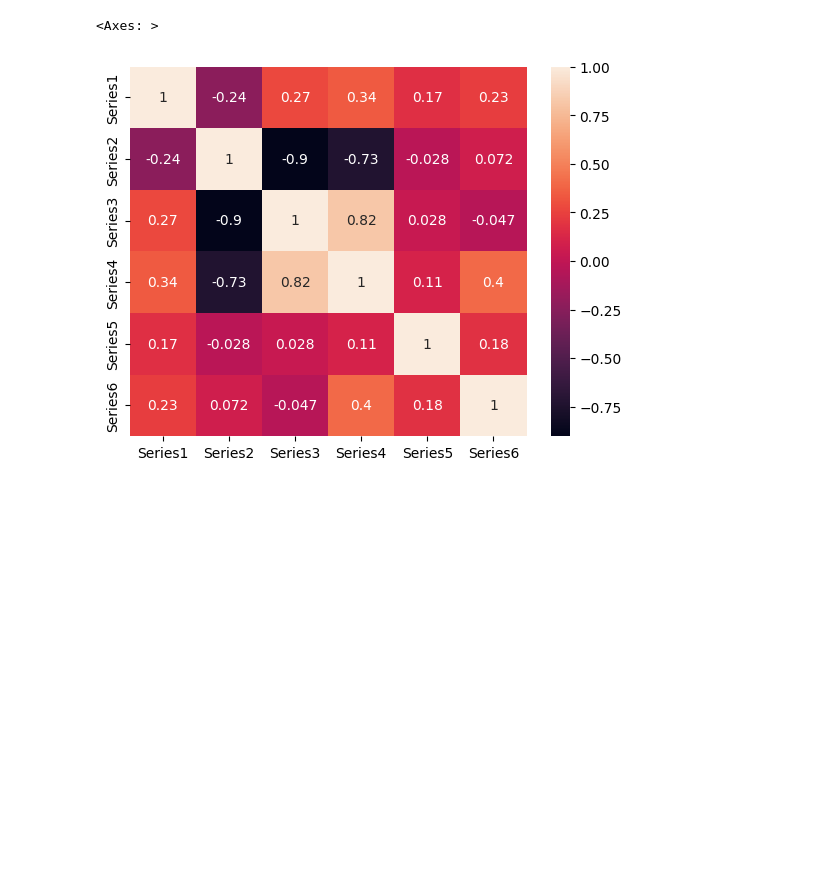
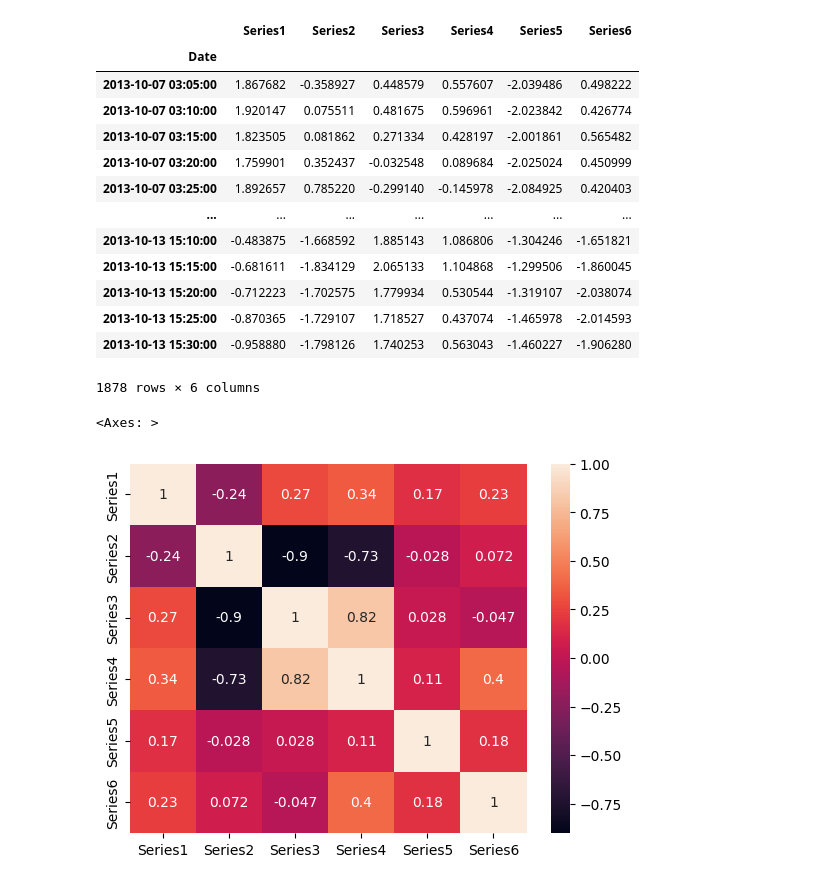
Before and after one commit to hackaton-time-series/ml, a Jupyter notebook: filtering.ipynb, the cells around one changed output. Saved outputs shown, nothing was run; the diff lists cells and outputs as text; code cells hidden in the pictures; blank space fills up the shorter version.

```diff
--- a/filtering.ipynb
+++ b/filtering.ipynb
@@ -0,0 +1,36 @@
+# %%
+import pandas as pd
+
+
+def downsample_csv(input_file: str, output_file: str, n_minutes: int = 5) -> pd.DataFrame:
+    """
+    Downsample a CSV file based on time index by averaging over n-minute intervals.
+
+    Args:
+        input_file (str): Path to the input CSV file.
+        output_file (str): Path where the downsampled CSV will be saved.
+        n_minutes (int, optional): Number of minutes to resample. Defaults to 5.
+
+    Returns:
+        pd.DataFrame: Downsampled DataFrame with 'Date' as index.
+    """
+    # Load data
+    df = pd.read_csv(input_file, parse_dates=['Date'])
+    df.set_index('Date', inplace=True)
+
+    # Downsample
+    df_downsampled = df.resample(f'{n_minutes}min').mean()
+
+    # Save downsampled file
+    df_downsampled_reset = df_downsampled.reset_index()
+    df_downsampled_reset.to_csv(output_file, index=False)
+
+    # Now return the proper df with Date as index
+    print(df_downsampled.head())
+
+    return df_downsampled
+
+
+downsample_csv("train.csv", "train_downsampled.csv")
+downsample_csv("test.csv", "test_downsampled.csv")
+# %% [output]
@@ -1,3 +54,17 @@
+|  | Series1 | Series2 | Series3 | Series4 | Series5 | Series6 |
+| Date |  |  |  |  |  |  |
+| 2013-10-07 03:05:00 | 1.867682 | -0.358927 | 0.448579 | 0.557607 | -2.039486 | 0.498222 |
+| 2013-10-07 03:10:00 | 1.920147 | 0.075511 | 0.481675 | 0.596961 | -2.023842 | 0.426774 |
+| 2013-10-07 03:15:00 | 1.823505 | 0.081862 | 0.271334 | 0.428197 | -2.001861 | 0.565482 |
+| 2013-10-07 03:20:00 | 1.759901 | 0.352437 | -0.032548 | 0.089684 | -2.025024 | 0.450999 |
+| 2013-10-07 03:25:00 | 1.892657 | 0.785220 | -0.299140 | -0.145978 | -2.084925 | 0.420403 |
+| ... | ... | ... | ... | ... | ... | ... |
+| 2013-10-13 15:10:00 | -0.483875 | -1.668592 | 1.885143 | 1.086806 | -1.304246 | -1.651821 |
+| 2013-10-13 15:15:00 | -0.681611 | -1.834129 | 2.065133 | 1.104868 | -1.299506 | -1.860045 |
+| 2013-10-13 15:20:00 | -0.712223 | -1.702575 | 1.779934 | 0.530544 | -1.319107 | -2.038074 |
+| 2013-10-13 15:25:00 | -0.870365 | -1.729107 | 1.718527 | 0.437074 | -1.465978 | -2.014593 |
+| 2013-10-13 15:30:00 | -0.958880 | -1.798126 | 1.740253 | 0.563043 | -1.460227 | -1.906280 |
+1878 rows × 6 columns
 # %%
 import pandas as pd
 import seaborn as sbn
```
Also changed, not shown: parts of 1 cell of this notebook, 4 other files.
